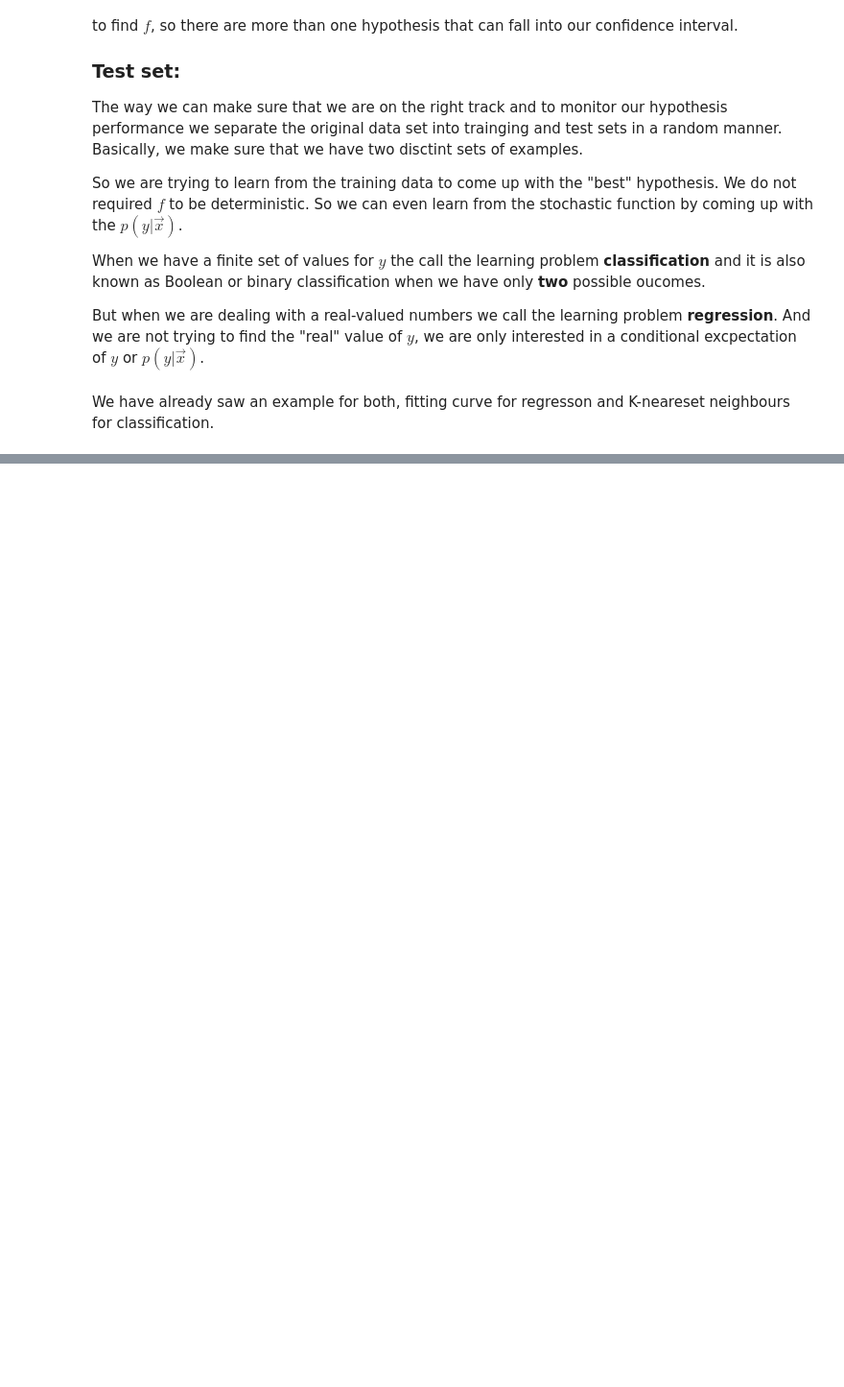
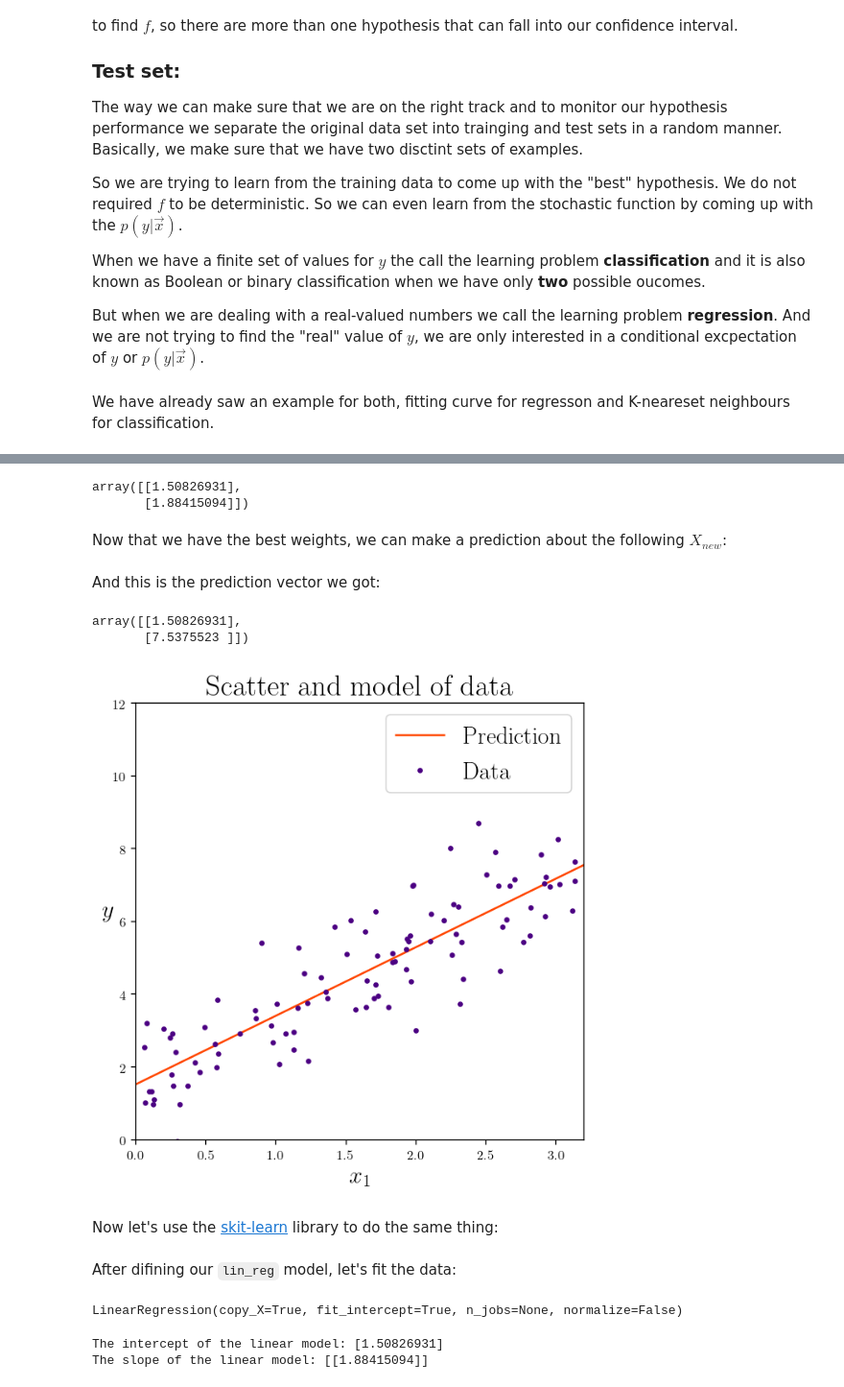
Before and after one commit to abtinshahidi/Foundation_applied_machine_learning, a Jupyter notebook: notebooks/week6/week6.ipynb, the cells around one changed output, grey strips where cells are left out. Shown at 96% size. Saved outputs shown, nothing was run; the diff lists cells and outputs as text; code cells hidden in the pictures; blank space fills up the shorter version.

```diff
--- a/notebooks/week6/week6.ipynb
+++ b/notebooks/week6/week6.ipynb
@@ -245,0 +182,4 @@ plt.show()
+# %%
+inv = np.linalg.inv
+
+weight_best = inv(X_b.T.dot(X_b)).dot(X_b.T).dot(y)
@@ -245,0 +188,36 @@ plt.show()
+# %%
+weight_best
+# %% [output]
+array([[1.50826931],
+       [1.88415094]])
+# %% [markdown]
+Now that we have the best weights, we can make a prediction about the following $X_{new}$:
+# %%
+X_new = np.array([[0], [3.2]])
+X_new_b = np.c_[np.ones((2, 1)), X_new]  # add x0 = 1 to each instance
+# %% [markdown]
+And this is the prediction vector we got:
+# %%
+y_predict = X_new_b.dot(weight_best)
+y_predict
+# %% [output]
+array([[1.50826931],
+       [7.5375523 ]])
+# %%
+plt.plot(X_new, y_predict, "-", color="orangered", label="Prediction")
+plt.plot(X, y, ".", color="indigo", label="Data")
+
+
+plt.title(r"Scatter and model of data")
+plt.xlabel(r"$x_1$")
+plt.ylabel(r"$y$", rotation=0,)
+
+plt.legend(fontsize = 18)
+plt.axis([0, 3.2, 0, 12])
+
+
+plt.show()
+# %% [output]
+[figure, added]
+# %% [markdown]
+Now let's use the [skit-learn](https://scikit-learn.org/stable/) library to do the same thing:
@@ -245,0 +227,12 @@ plt.show()
+# %% [markdown]
+After difining our `lin_reg` model, let's fit the data:
+# %%
+lin_reg.fit(X, y)
+# %% [output]
+LinearRegression(copy_X=True, fit_intercept=True, n_jobs=None, normalize=False)
+# %%
+print("The intercept of the linear model:",  lin_reg.intercept_)
+print("The slope of the linear model:",  lin_reg.coef_)
+# %% [output]
+The intercept of the linear model: [1.50826931]
+The slope of the linear model: [[1.88415094]]
```
Also changed, not shown: parts of 175 cells of this notebook, 3 other files.
